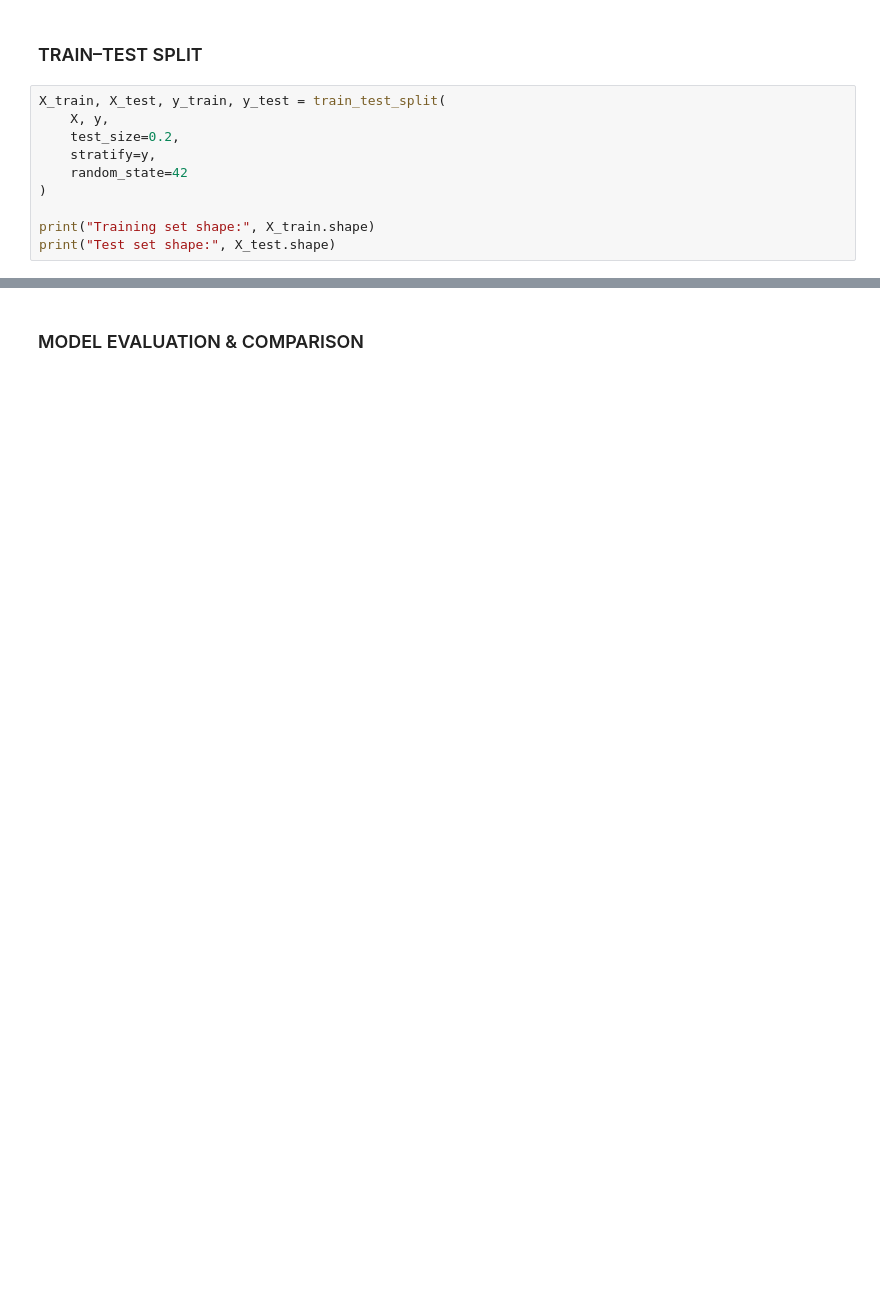
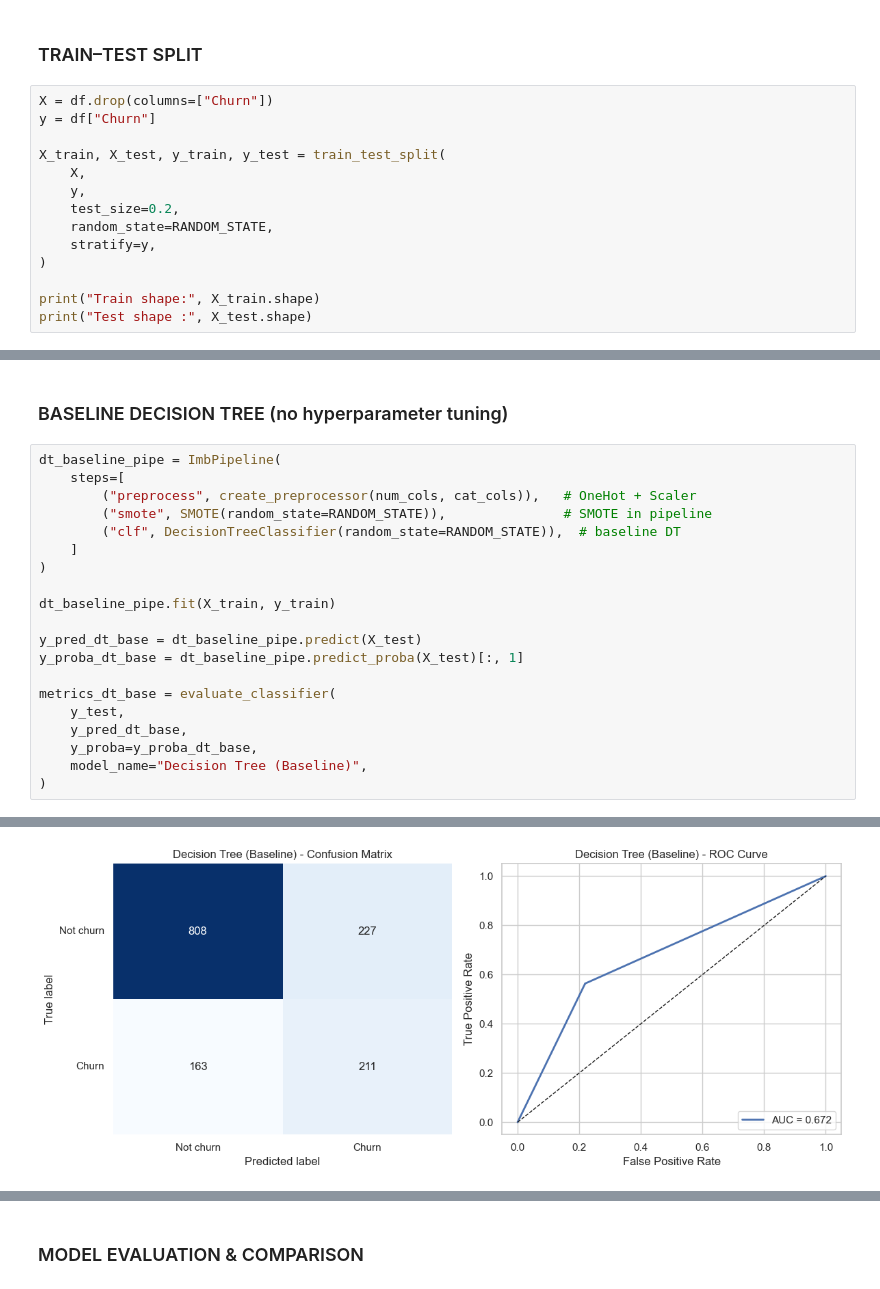
Before and after one commit to Pudamya/CM2604_ML_CW_2425595, a Jupyter notebook: Neural_Network_&_Decision_Tree.ipynb, the cells around one changed output, grey strips where cells are left out. Drawn from its saved outputs; the diff is of its cells as text; blank space fills up the shorter version.

Commit message:
Having seperate models for baseline and models for hyperparameter tuning

```diff
--- a/Neural_Network_&_Decision_Tree.ipynb
+++ b/Neural_Network_&_Decision_Tree.ipynb
@@ -92,13 +102,17 @@ Name: proportion, dtype: float64
 # %% [markdown]
 ### TRAIN–TEST SPLIT
 # %%
+X = df.drop(columns=["Churn"])
+y = df["Churn"]
+
 X_train, X_test, y_train, y_test = train_test_split(
-    X, y,
+    X,
+    y,
     test_size=0.2,
+    random_state=RANDOM_STATE,
     stratify=y,
-    random_state=42
 )
 
-print("Training set shape:", X_train.shape)
-print("Test set shape:", X_test.shape)
+print("Train shape:", X_train.shape)
+print("Test shape :", X_test.shape)
 # %% [output]
@@ -170,0 +233,23 @@ def evaluate_classifier(model, X_train, X_test, y_train, y_test, model_name="Mod
+# %% [markdown]
+### BASELINE DECISION TREE (no hyperparameter tuning)
+# %%
+dt_baseline_pipe = ImbPipeline(
+    steps=[
+        ("preprocess", create_preprocessor(num_cols, cat_cols)),   # OneHot + Scaler
+        ("smote", SMOTE(random_state=RANDOM_STATE)),               # SMOTE in pipeline
+        ("clf", DecisionTreeClassifier(random_state=RANDOM_STATE)),  # baseline DT
+    ]
+)
+
+dt_baseline_pipe.fit(X_train, y_train)
+
+y_pred_dt_base = dt_baseline_pipe.predict(X_test)
+y_proba_dt_base = dt_baseline_pipe.predict_proba(X_test)[:, 1]
+
+metrics_dt_base = evaluate_classifier(
+    y_test,
+    y_pred_dt_base,
+    y_proba=y_proba_dt_base,
+    model_name="Decision Tree (Baseline)",
+)
+# %% [output]
@@ -171 +272,2 @@ def evaluate_classifier(model, X_train, X_test, y_train, y_test, model_name="Mod
+[figure, added]
 # %% [markdown]
```
Also changed, not shown: parts of 37 cells of this notebook.
